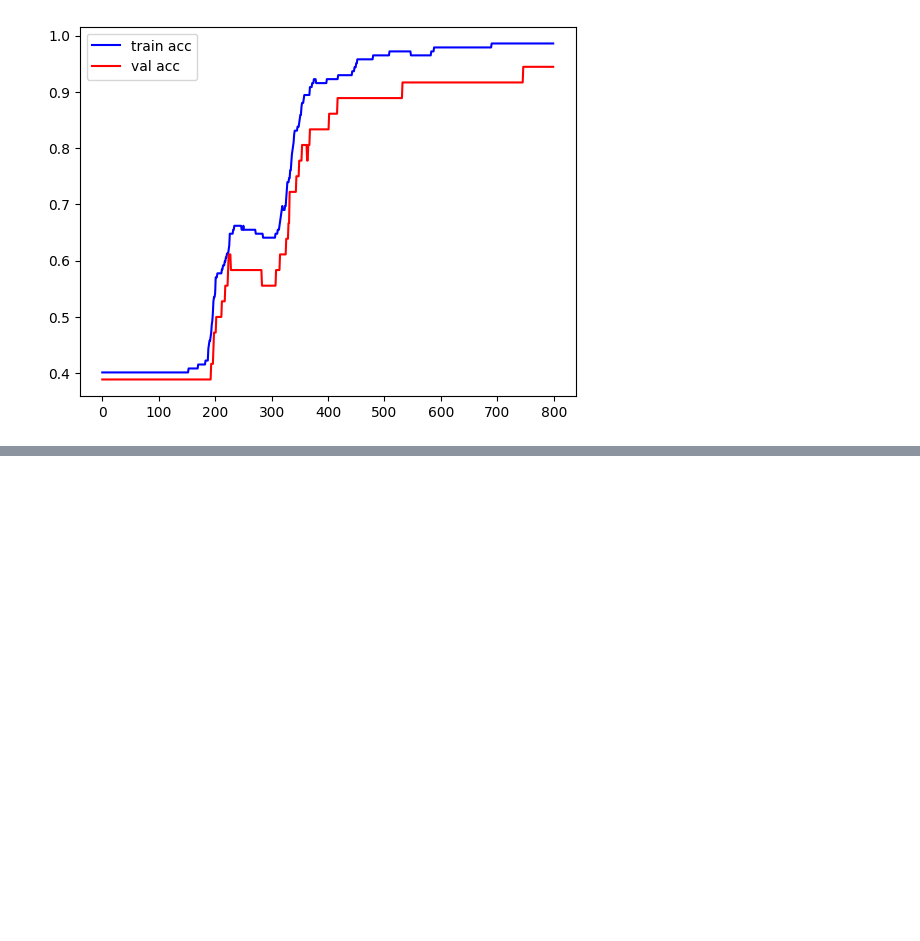
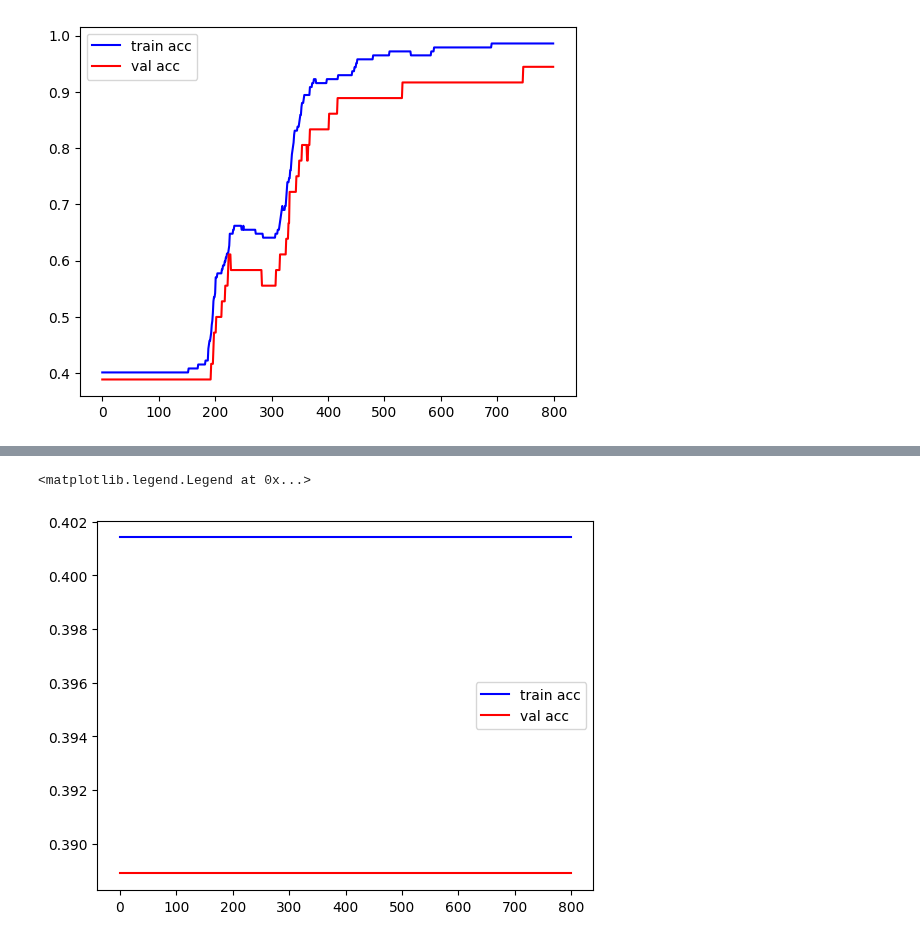
Before and after one commit to wz7475/neural-network-MLP-implementation, a Jupyter notebook: final.ipynb, the cells around one changed output, grey strips where cells are left out. Drawn from its saved outputs; the diff is of its cells as text; code cells hidden in the pictures; blank space fills up the shorter version.

```diff
--- a/final.ipynb
+++ b/final.ipynb
@@ -221,0 +257,7 @@ plt.legend()
+# %%
+plt.plot(perceptron.history["train_acc"], label="train acc", color="blue")
+plt.plot(perceptron.history["val_acc"], label="val acc", color="red")
+plt.legend()
+# %% [output]
+<matplotlib.legend.Legend at 0x...>
+[figure, added]
```
Also changed, not shown: parts of 5 cells of this notebook.
